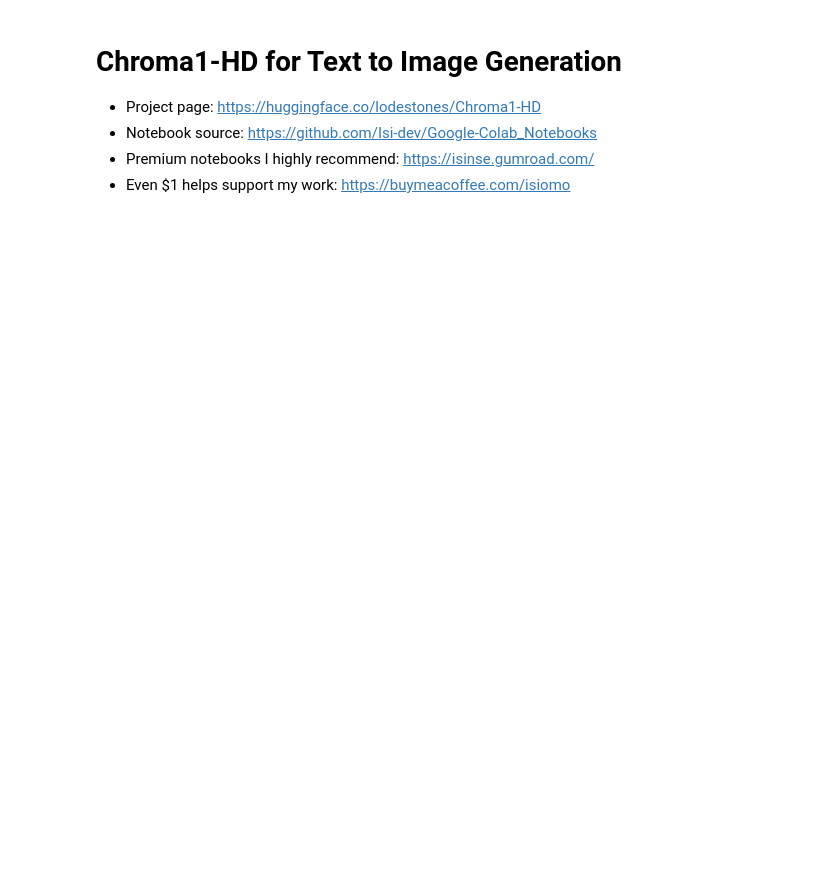
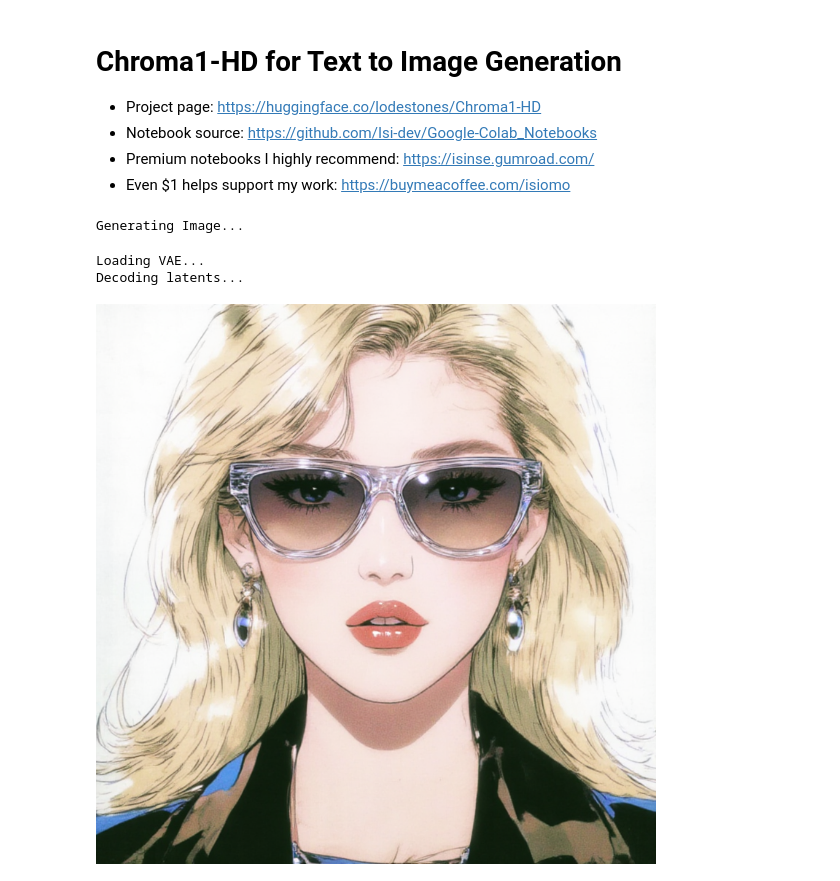
Before and after one commit to Isi-dev/Google-Colab_Notebooks, a Jupyter notebook: flux/Chroma_1_HD.ipynb, the cells around one changed output. Cells and saved outputs as stored; diff of their text form; code cells hidden in the pictures; blank space fills up the shorter version.

```diff
--- a/flux/Chroma_1_HD.ipynb
+++ b/flux/Chroma_1_HD.ipynb
@@ -126,8 +126,7 @@ from comfy_extras.nodes_sd3 import EmptySD3LatentImage
 
 from pathlib import Path
 
-download_loRA = False
-lora = None
+
 
 def download_with_aria2c(link, folder="/content/ComfyUI/models/loras"):
     import os
@@ -198,10 +197,16 @@ def download_lora(link, folder="/content/ComfyUI/models/loras", civitai_token=No
     else:
         return download_with_aria2c(link, folder)
 
-flux_lora_download_url = "https://huggingface.co/Isi99999/Upscalers/resolve/main/Flux/Facezoom_Kontext_LoRA.safetensors"
-token_if_civitai_url = "Put your civitai token here"
+chroma_HD_Model = "https://huggingface.co/silveroxides/Chroma1-HD-fp8-scaled/resolve/main/Chroma1-HD-fp8_scaled_rev2.safetensors" # @param {"type":"string"}
+t5xxl_model ="https://huggingface.co/silveroxides/t5xxl_flan_enc/resolve/main/t5xxl_flan_new_alt_fp8_e4m3fn_scaled.safetensors" # @param {"type":"string"}
+chroma_vae = "https://huggingface.co/lodestones/Chroma1-HD/resolve/main/vae/diffusion_pytorch_model.safetensors" # @param {"type":"string"}
+
+lora = None
+download_loRA = True # @param {type:"boolean"}
+chroma_HD_lora_url = "https://civitai.com/api/download/models/2335540?type=Model&format=SafeTensor" # @param {"type":"string"}
+token_if_civitai_url = "" # @param {"type":"string"}
 if download_loRA:
-    lora = download_lora(flux_lora_download_url, civitai_token=token_if_civitai_url)
+    lora = download_lora(chroma_HD_lora_url, civitai_token=token_if_civitai_url)
 # Validate loRA file extension
 valid_extensions = {'.safetensors', '.ckpt', '.pt', '.pth', '.sft'}
 if lora:
@@ -265,16 +270,13 @@ def model_download(url: str, dest_dir: str, filename: str = None, silent: bool =
         print(f"\nError: {str(e)}")
         return False
 
-chroma_HD_Model = "https://huggingface.co/silveroxides/Chroma1-HD-fp8-scaled/resolve/main/Chroma1-HD-fp8_scaled_rev2.safetensors" # @param {"type":"string"}
-t5xxl_model ="https://huggingface.co/silveroxides/t5xxl_flan_enc/resolve/main/t5xxl_flan_new_alt_fp8_e4m3fn_scaled.safetensors" # @param {"type":"string"}
-chroma_vae = "https://huggingface.co/lodestones/Chroma1-HD/resolve/main/vae/diffusion_pytorch_model.safetensors" # @param {"type":"string"}
-lora = "" # @param {"type":"string"}
+
 
 
 chroma_model = model_download(chroma_HD_Model, "/content/ComfyUI/models/unet")
 flux_vae = model_download(chroma_vae, "/content/ComfyUI/models/vae")
 t5xxl = model_download(t5xxl_model , "/content/ComfyUI/models/clip")
-turbo_lora = model_download(lora, "/content/ComfyUI/models/loras")
+
 
 
 # clip_loader = DualCLIPLoader()
@@ -364,9 +366,9 @@ def generate_image(
             model = unet_loader.load_unet(chroma_model, "default")[0]
             # model = model_sampling.patch(model, shift)[0]
 
-            if use_turbo_lora and turbo_lora is not None:
-                print("Loading turbo Lora...")
-                model = load_turbo_lora.load_lora_model_only(model, turbo_lora, LoRA_Strength)[0]
+            if use_turbo_lora and lora is not None:
+                print("Loading Lora...")
+                model = load_turbo_lora.load_lora_model_only(model, lora, LoRA_Strength)[0]
 
 
             latent = empty_latent_image.generate(width, height, 1)[0]
@@ -422,7 +424,7 @@ print("✅ Environment Setup Complete!")
 # %%
 # @markdown # 💥4. Generate Image
 
-positive_prompt="A high-fashion close-up portrait of a blonde woman in clear sunglasses. The image uses a bold teal and red color split for dramatic lighting. The background is a simple teal-green. The photo is sharp and well-composed, and is designed for viewing with anaglyph 3D glasses for optimal effect. It looks professionally done." # @param {"type":"string"}
+positive_prompt="A high-fashion close-up portrait of a blonde woman in clear sunglasses. The photo is sharp and well-composed. It looks professionally done. Anime style." # @param {"type":"string"}
 negative_prompt="low quality, ugly, unfinished, out of focus, deformed, disfigure, blurry, smudged, restricted palette, flat colors" # @param {"type":"string"}
 guidance=2.5
 
@@ -442,32 +444,37 @@ denoise=1
 # @markdown ---
 # @markdown ### LoRA Settings
 # use_turbo_lora=False # @param {type:"boolean"}
-use_lora=False # @param {type:"boolean"}
+use_lora=True # @param {type:"boolean"}
 LoRA_Strength=1 # @param {"type":"slider","min":-1,"max":1,"step":0.01}
 
 
 import random
 seed = seed if seed != 0 else random.randint(0, 2**32 - 1)
 print(f"Using seed: {seed}")
 
 
 
 generate_image(
     positive_prompt = positive_prompt,
     negative_prompt = negative_prompt,
     guidance = guidance,
     width=width,
     height=height,
     seed = seed,
     steps = steps,
     cfg = cfg,
     shift=shift,
     sampler_name = sampler_name,
     scheduler = scheduler,
     denoise = denoise,
     use_turbo_lora = use_lora,
     LoRA_Strength = LoRA_Strength,
     overwrite = overwrite_previous_output
 )
 
 clear_memory()
+# %% [output]
+Generating Image...
+Loading VAE...
+Decoding latents...
+[figure, added]
```
